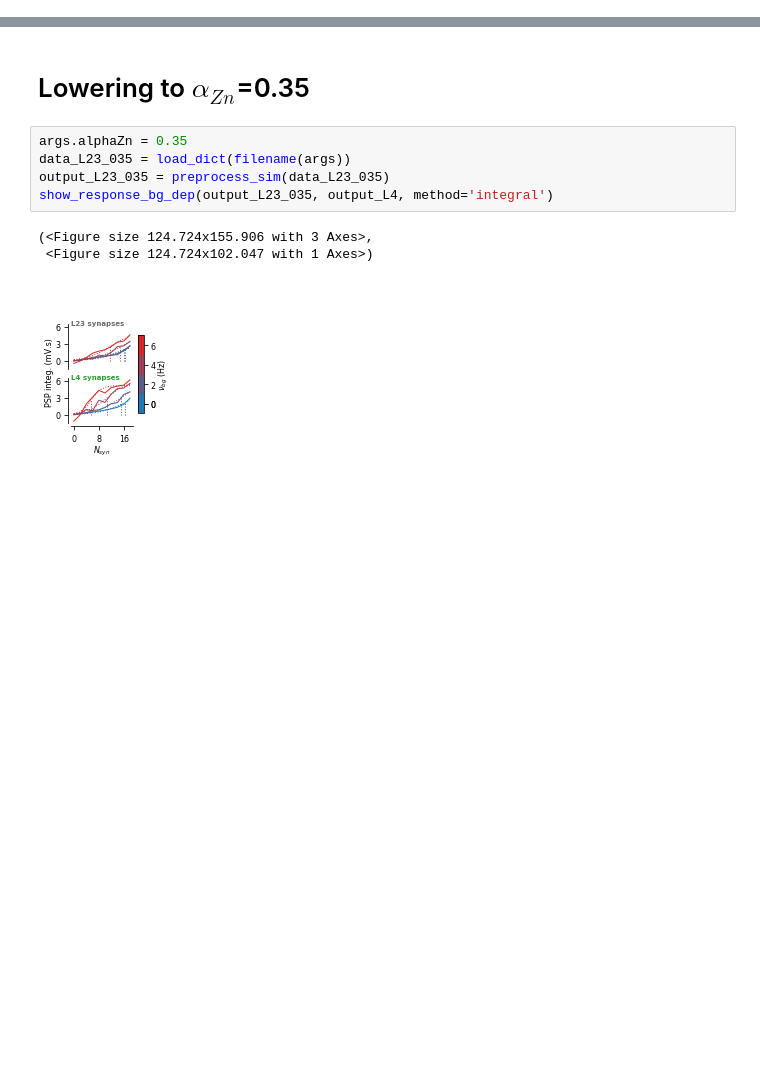
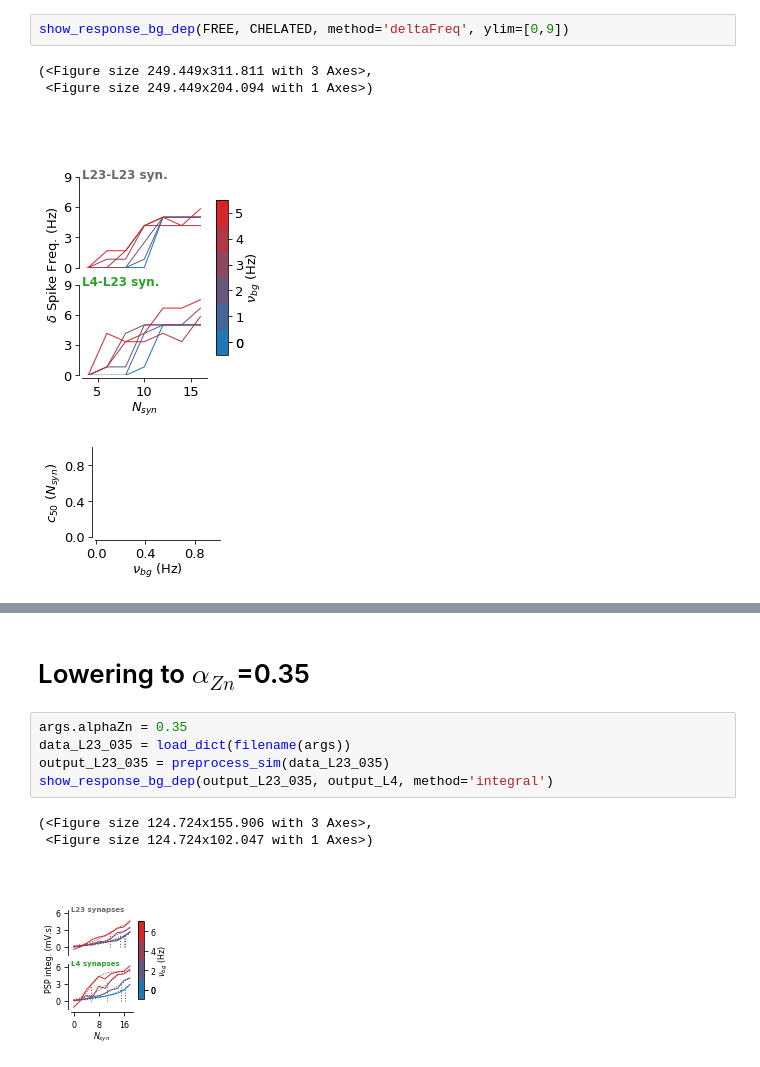
Before and after one commit to yzerlaut/zinc-NMDA-modulation, a Jupyter notebook: Sensitivity_to_Background_Modulation.ipynb, the cells around one changed output, grey strips where cells are left out. Saved outputs shown, nothing was run; the diff lists cells and outputs as text; blank space fills up the shorter version.

```diff
--- a/Sensitivity_to_Background_Modulation.ipynb
+++ b/Sensitivity_to_Background_Modulation.ipynb
@@ -305,0 +388,7 @@ show_response_bg_dep(output_L23, output_L4, method='integral')
+# %%
+show_response_bg_dep(FREE, CHELATED, method='deltaFreq', ylim=[0,9])
+# %% [output]
+(<Figure size 249.449x311.811 with 3 Axes>,
+ <Figure size 249.449x204.094 with 1 Axes>)
+[figure, added]
+[figure, added]
```
Also changed, not shown: parts of 30 cells of this notebook, 3 other files.
